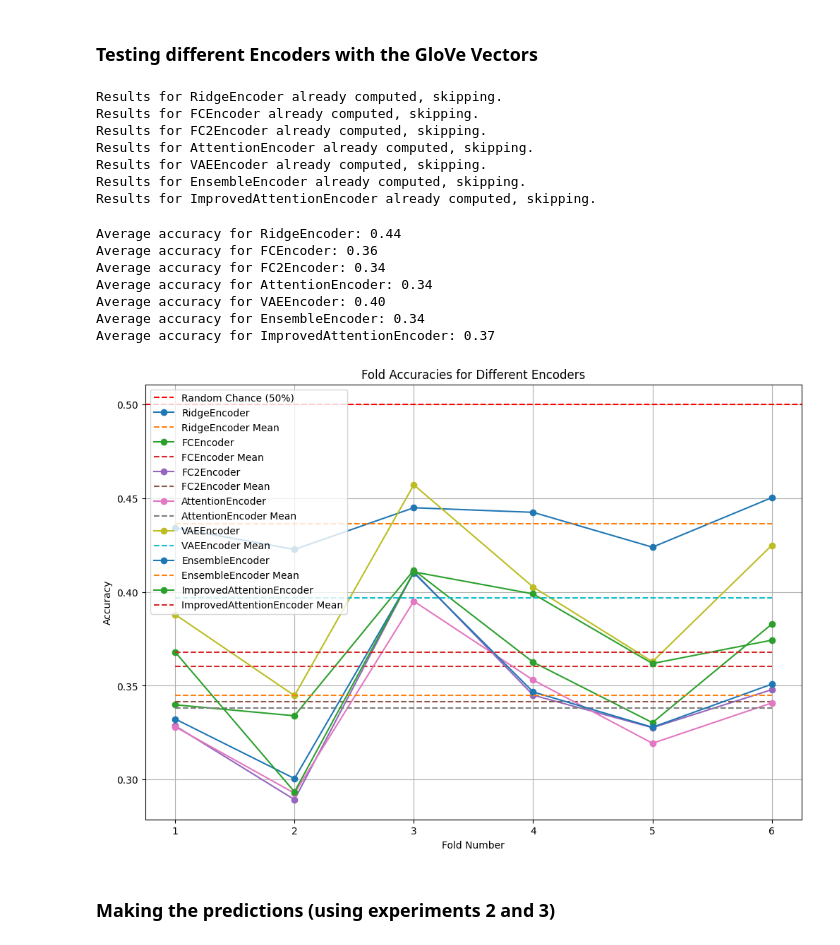
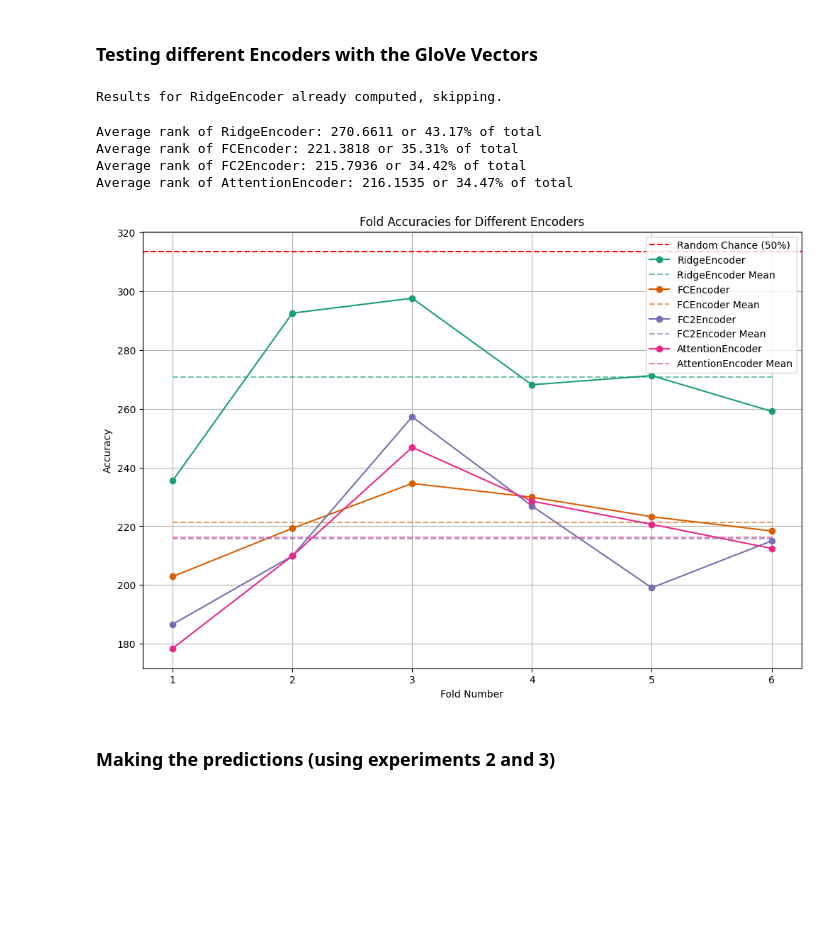
Before and after one commit to Horef/lcc_final, a Jupyter notebook: open_part.ipynb, the cells around one changed output. Saved outputs shown, nothing was run; the diff lists cells and outputs as text; code cells hidden in the pictures; blank space fills up the shorter version.

```diff
--- a/open_part.ipynb
+++ b/open_part.ipynb
@@ -527,15 +530,18 @@ def plot_encoders_results(encoder_list, entity_accuracies_list, fold_accuracies_
     plt.figure(figsize=(12, 8))
 
     # adding a random chance line
-    plt.axhline(y=0.5, color='r', linestyle='--', label='Random Chance (50%)')
+    if total_points is not None:
+        plt.axhline(y=total_points/2, color='r', linestyle='--', label='Random Chance (50%)')
+    else:
+        plt.axhline(y=0.5, color='r', linestyle='--', label='Random Chance (50%)')
     # creating a color scheme for the encoders
     colors = plt.cm.get_cmap('Dark2')
     for i, encoder in enumerate(encoder_list):
         color = colors(i)
         plt.plot(fold_accuracies_list[i], label=encoder.__name__, marker='o', color=color)
-        accuracy_string = f'Average accuracy for {encoder.__name__}: {np.mean(fold_accuracies_list[i]):.4f}'
+        accuracy_string = f'Average rank of {encoder.__name__}: {np.mean(fold_accuracies_list[i]):.2f}'
         if total_points is not None:
-            accuracy_string += f' or rank of {np.mean(fold_accuracies_list[i]) * total_points:.2f}'
+            accuracy_string += f' or {np.mean(fold_accuracies_list[i])/total_points*100:.2f}% of total'
         print(accuracy_string)
         plt.plot(np.mean(fold_accuracies_list[i]) * np.ones_like(fold_accuracies_list[i]),
                 label=f'{encoder.__name__} Mean', linestyle='--', color=color, alpha=0.6)
@@ -757,26 +789,17 @@ def print_sentence_reconstruction_results(results):
 # %%
 encoder_list = [RidgeEncoder, FCEncoder, FC2Encoder, AttentionEncoder]
 # %%
-entity_accuracies_list, fold_accuracies_list = test_different_encoders(encoder_list, exp23_fmri_glove_reduced, exp2_vecs, n_folds=6, dist='glove')
+entity_accuracies_list, fold_accuracies_list = test_different_encoders(encoder_list, exp23_fmri_glove_reduced, exp23_vecs, n_folds=6, dist='glove')
 # %% [output]
 Results for RidgeEncoder already computed, skipping.
-Results for FCEncoder already computed, skipping.
-Results for FC2Encoder already computed, skipping.
-Results for AttentionEncoder already computed, skipping.
-Results for VAEEncoder already computed, skipping.
-Results for EnsembleEncoder already computed, skipping.
-Results for ImprovedAttentionEncoder already computed, skipping.
 # %%
-plot_encoders_results(encoder_list, entity_accuracies_list, fold_accuracies_list, dist='')
+plot_encoders_results(encoder_list, entity_accuracies_list, fold_accuracies_list, dist='glove', total_points=exp23_fmri_glove_reduced.shape[0])
 # %% [output]
-Average accuracy for RidgeEncoder: 0.44
-Average accuracy for FCEncoder: 0.36
-Average accuracy for FC2Encoder: 0.34
-Average accuracy for AttentionEncoder: 0.34
-Average accuracy for VAEEncoder: 0.40
-Average accuracy for EnsembleEncoder: 0.34
-Average accuracy for ImprovedAttentionEncoder: 0.37
+Average rank of RidgeEncoder: 270.6611 or 43.17% of total
+Average rank of FCEncoder: 221.3818 or 35.31% of total
+Average rank of FC2Encoder: 215.7936 or 34.42% of total
+Average rank of AttentionEncoder: 216.1535 or 34.47% of total
-[figure, old version]
+[figure, new version]
 # %% [markdown]
 ### Making the predictions (using experiments 2 and 3)
 # %%
```
Also changed, not shown: parts of 21 cells of this notebook, 32 other files.
